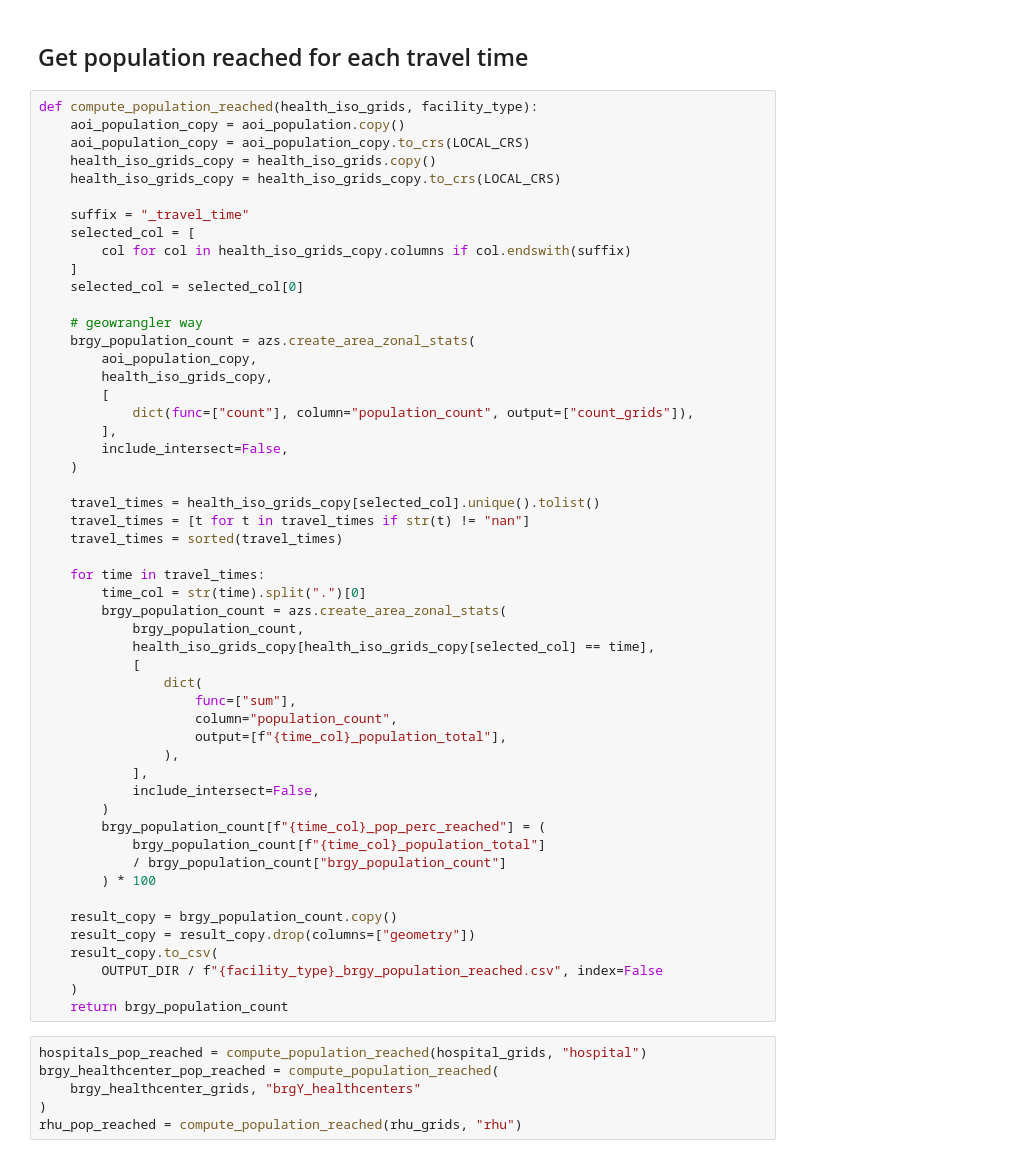
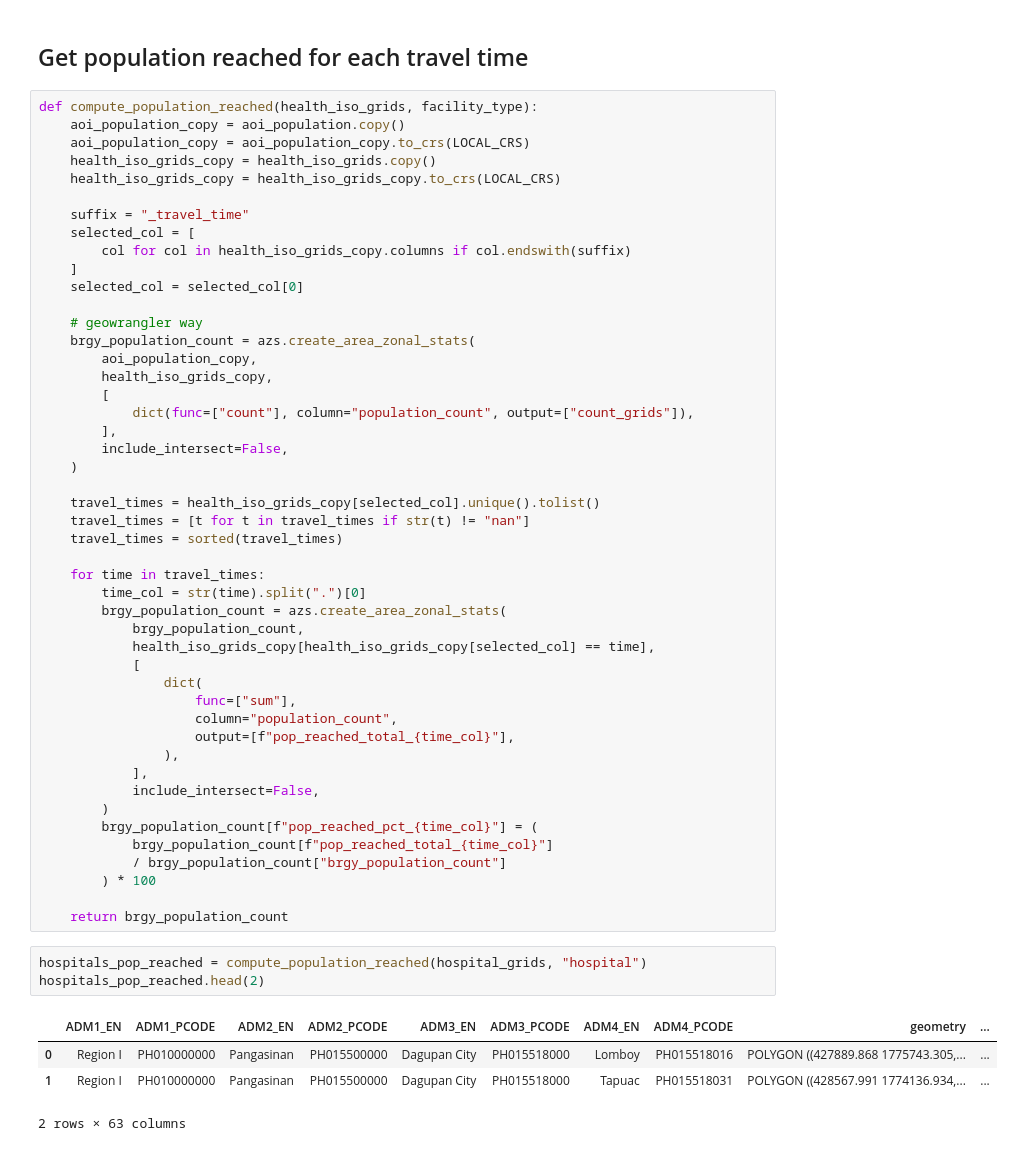
Before and after one commit to thinkingmachines/project-cchain, a Jupyter notebook: notebooks/tm/hospitals-isochrones/02-contours-to-adminlevel.ipynb, the cells around one changed output. Saved outputs shown, nothing was run; the diff lists cells and outputs as text.

```diff
--- a/notebooks/tm/hospitals-isochrones/02-contours-to-adminlevel.ipynb
+++ b/notebooks/tm/hospitals-isochrones/02-contours-to-adminlevel.ipynb
@@ -239,25 +215,22 @@ def compute_population_reached(health_iso_grids, facility_type):
                 dict(
                     func=["sum"],
                     column="population_count",
-                    output=[f"{time_col}_population_total"],
+                    output=[f"pop_reached_total_{time_col}"],
                 ),
             ],
             include_intersect=False,
         )
-        brgy_population_count[f"{time_col}_pop_perc_reached"] = (
-            brgy_population_count[f"{time_col}_population_total"]
+        brgy_population_count[f"pop_reached_pct_{time_col}"] = (
+            brgy_population_count[f"pop_reached_total_{time_col}"]
             / brgy_population_count["brgy_population_count"]
         ) * 100
 
-    result_copy = brgy_population_count.copy()
-    result_copy = result_copy.drop(columns=["geometry"])
-    result_copy.to_csv(
-        OUTPUT_DIR / f"{facility_type}_brgy_population_reached.csv", index=False
-    )
     return brgy_population_count
-# %%
-hospitals_pop_reached = compute_population_reached(hospital_grids, "hospital")
-brgy_healthcenter_pop_reached = compute_population_reached(
-    brgy_healthcenter_grids, "brgY_healthcenters"
-)
-rhu_pop_reached = compute_population_reached(rhu_grids, "rhu")
+# %%
+hospitals_pop_reached = compute_population_reached(hospital_grids, "hospital")
+hospitals_pop_reached.head(2)
+# %% [output]
+|  | ADM1_EN | ADM1_PCODE | ADM2_EN | ADM2_PCODE | ADM3_EN | ADM3_PCODE | ADM4_EN | ADM4_PCODE | geometry | ... |
+| 0 | Region I | PH010000000 | Pangasinan | PH015500000 | Dagupan City | PH015518000 | Lomboy | PH015518016 | POLYGON ((427889.868 1775743.305,... | ... |
+| 1 | Region I | PH010000000 | Pangasinan | PH015500000 | Dagupan City | PH015518000 | Tapuac | PH015518031 | POLYGON ((428567.991 1774136.934,... | ... |
+2 rows × 63 columns
```
Also changed, not shown: parts of 13 cells of this notebook.
